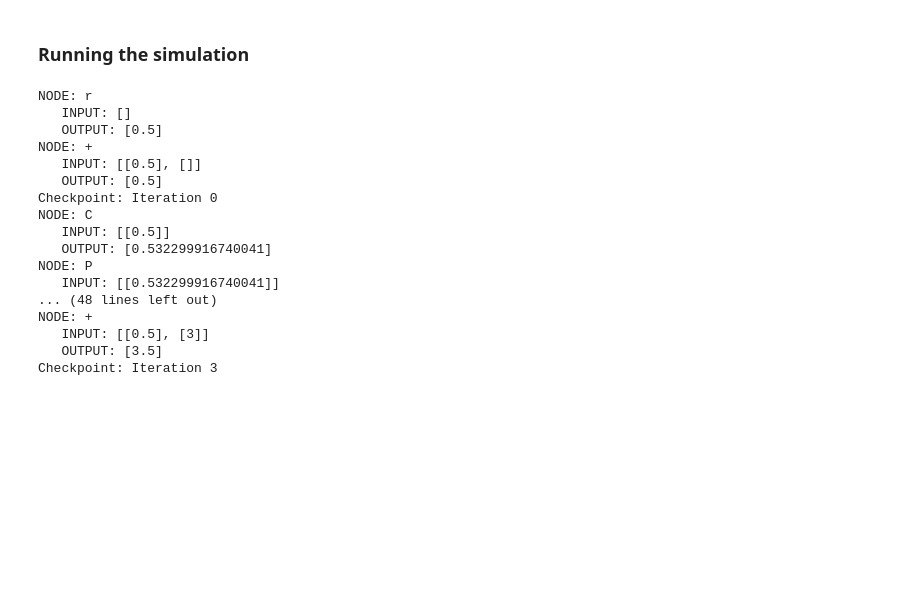
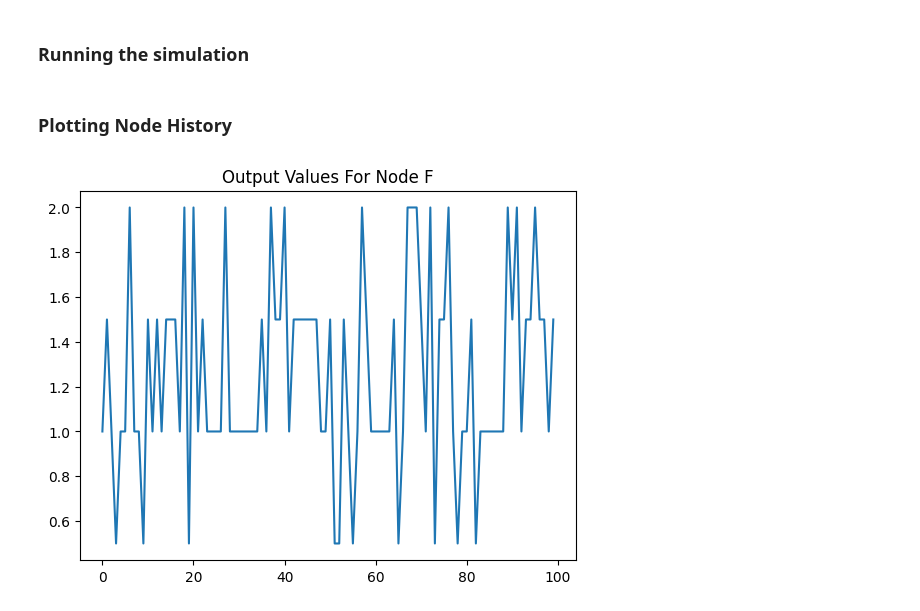
Before and after one commit to humancompatible/interconnect, a Jupyter notebook: examples/basic_simulation.ipynb, the cells around one changed output. Drawn from its saved outputs; the diff is of its cells as text; code cells hidden in the pictures; blank space fills up the shorter version.

```diff
--- a/examples/basic_simulation.ipynb
+++ b/examples/basic_simulation.ipynb
@@ -62,3 +102,6 @@ agents[0].plot_probability_function(-100,100)
+# %%
+pop = Population(name="P")
+pop.add_agents(agents)
 # %% [markdown]
 ## Delay Node
 # %%
@@ -70,3 +111,13 @@ fil = Filterer(name="F")
+# %%
+class filtererLogic():
+    def __init__(self):
+        self.symbols = {"S":sympy.Symbol("S"),
+                        "K":sympy.Symbol("K")}
+        self.constants = {"K":2}
+        self.variables = ["S"]
+        self.expression = (self.symbols["S"]+1)/self.symbols["K"]
+
+fil = Filterer(name="F", logic=filtererLogic())
 # %% [markdown]
 ## Simulation
 # %%
@@ -121,22 +172,10 @@ System is valid
 # %% [markdown]
 ### Running the simulation
 # %%
-sim.system.run(3, showTrace=True)
+sim.system.run(100, showTrace=False)
-# %% [output]
-NODE: r
-   INPUT: []
-   OUTPUT: [0.5]
-NODE: +
-   INPUT: [[0.5], []]
-   OUTPUT: [0.5]
-Checkpoint: Iteration 0
-NODE: C
-   INPUT: [[0.5]]
-   OUTPUT: [0.532299916740041]
-NODE: P
-   INPUT: [[0.532299916740041]]
-... (48 lines left out)
-NODE: +
-   INPUT: [[0.5], [3]]
-   OUTPUT: [3.5]
-Checkpoint: Iteration 3
+# %% [markdown]
+### Plotting Node History
+# %%
+sim.system.plotNodeOutputHistory(fil)
+# %% [output]
+[figure, added]
```
Also changed, not shown: parts of 17 cells of this notebook, 13 other files.
